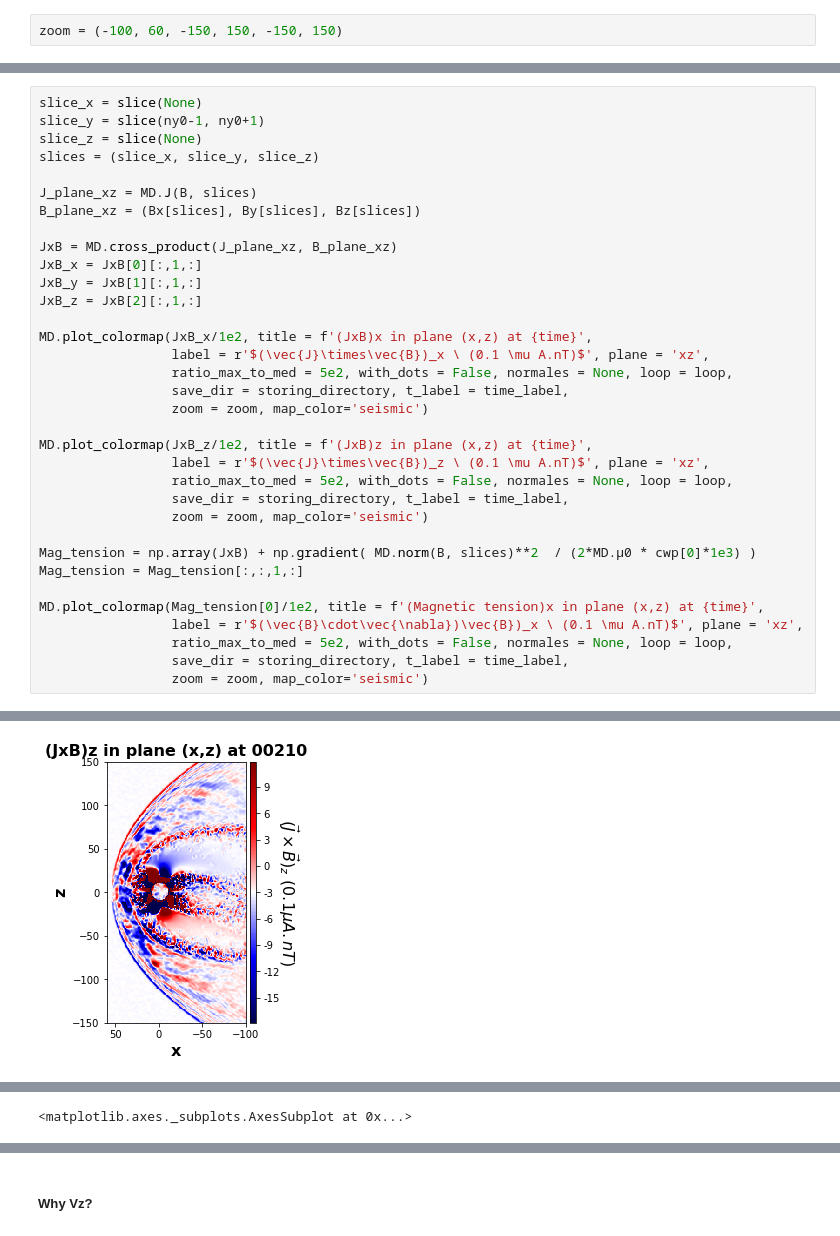
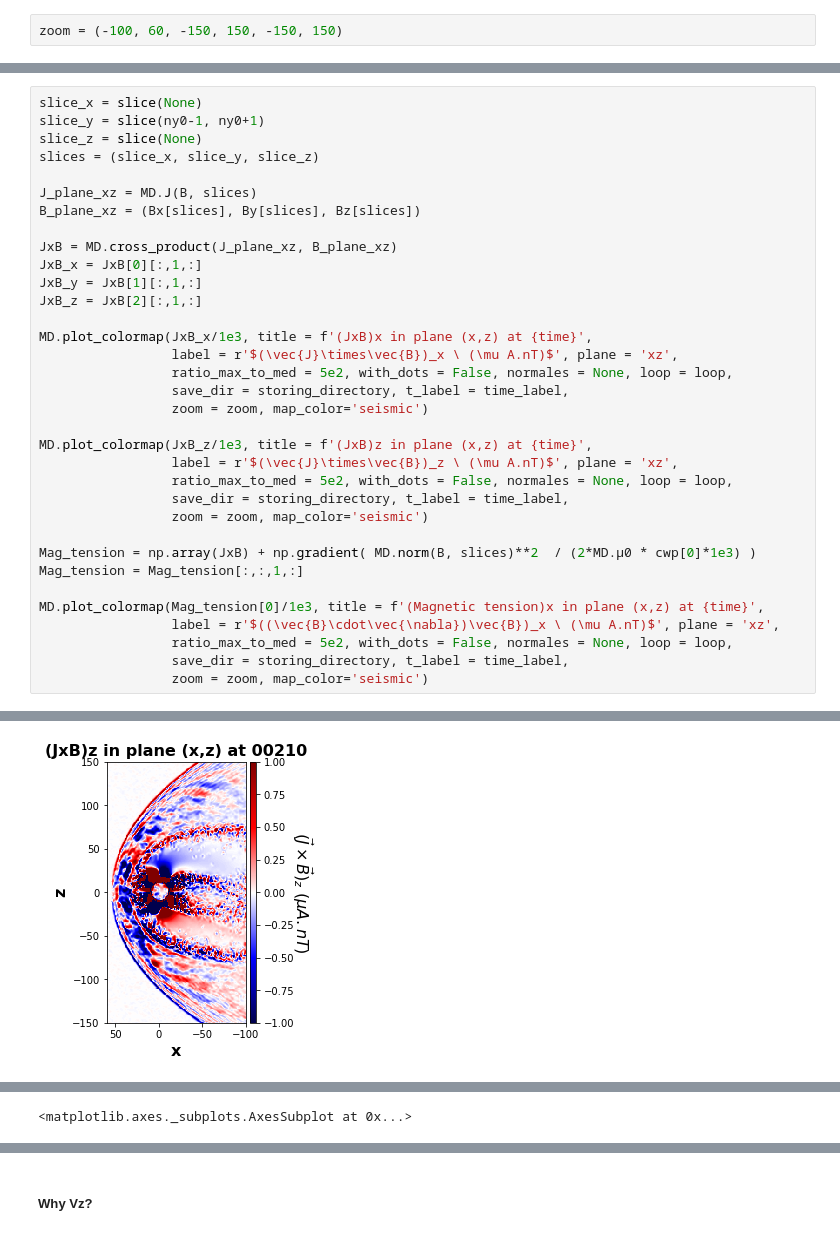
Before and after one commit to cmoissar/Jupyter-Notebooks, a Jupyter notebook: Story_Writer.ipynb, the cells around one changed output, grey strips where cells are left out. Saved outputs shown, nothing was run; the diff lists cells and outputs as text.

```diff
--- a/Story_Writer.ipynb
+++ b/Story_Writer.ipynb
@@ -1181,14 +1169,14 @@ JxB_x = JxB[0][:,1,:]
 JxB_y = JxB[1][:,1,:]
 JxB_z = JxB[2][:,1,:]
 
-MD.plot_colormap(JxB_x/1e2, title = f'(JxB)x in plane (x,z) at {time}',
-                 label = r'$(\vec{J}\times\vec{B})_x \ (0.1 \mu A.nT)$', plane = 'xz',
+MD.plot_colormap(JxB_x/1e3, title = f'(JxB)x in plane (x,z) at {time}',
+                 label = r'$(\vec{J}\times\vec{B})_x \ (\mu A.nT)$', plane = 'xz',
                  ratio_max_to_med = 5e2, with_dots = False, normales = None, loop = loop,
                  save_dir = storing_directory, t_label = time_label,
                  zoom = zoom, map_color='seismic')
 
-MD.plot_colormap(JxB_z/1e2, title = f'(JxB)z in plane (x,z) at {time}',
-                 label = r'$(\vec{J}\times\vec{B})_z \ (0.1 \mu A.nT)$', plane = 'xz',
+MD.plot_colormap(JxB_z/1e3, title = f'(JxB)z in plane (x,z) at {time}',
+                 label = r'$(\vec{J}\times\vec{B})_z \ (\mu A.nT)$', plane = 'xz',
                  ratio_max_to_med = 5e2, with_dots = False, normales = None, loop = loop,
                  save_dir = storing_directory, t_label = time_label,
                  zoom = zoom, map_color='seismic')
@@ -1196,8 +1184,8 @@ MD.plot_colormap(JxB_z/1e2, title = f'(JxB)z in plane (x,z) at {time}',
 Mag_tension = np.array(JxB) + np.gradient( MD.norm(B, slices)**2  / (2*MD.µ0 * cwp[0]*1e3) )
 Mag_tension = Mag_tension[:,:,1,:]
 
-MD.plot_colormap(Mag_tension[0]/1e2, title = f'(Magnetic tension)x in plane (x,z) at {time}',
-                 label = r'$(\vec{B}\cdot\vec{\nabla})\vec{B})_x \ (0.1 \mu A.nT)$', plane = 'xz',
+MD.plot_colormap(Mag_tension[0]/1e3, title = f'(Magnetic tension)x in plane (x,z) at {time}',
+                 label = r'$((\vec{B}\cdot\vec{\nabla})\vec{B})_x \ (\mu A.nT)$', plane = 'xz',
                  ratio_max_to_med = 5e2, with_dots = False, normales = None, loop = loop,
                  save_dir = storing_directory, t_label = time_label,
                  zoom = zoom, map_color='seismic')
@@ -1206 +1194 @@ MD.plot_colormap(Mag_tension[0]/1e2, title = f'(Magnetic tension)x in plane (x,z
-[figure, old version]
+[figure, new version]
```
Also changed, not shown: parts of 54 cells of this notebook, 1 other file.
